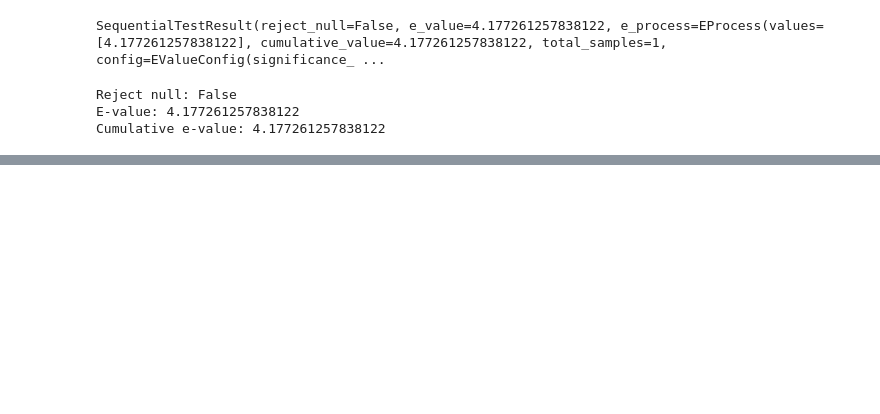
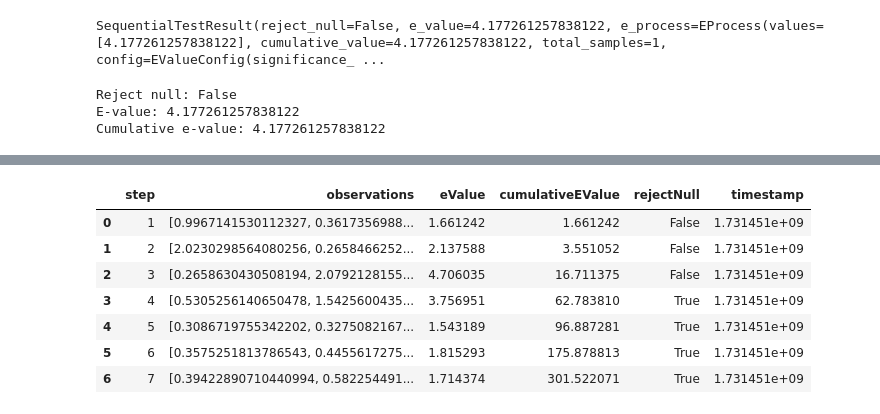
Before and after one commit to jakorostami/expectation, a Jupyter notebook: examples/simple-demo.ipynb, the cells around one changed output, grey strips where cells are left out. Drawn from its saved outputs; the diff is of its cells as text; code cells hidden in the pictures; blank space fills up the shorter version.

```diff
--- a/examples/simple-demo.ipynb
+++ b/examples/simple-demo.ipynb
@@ -74,0 +75,11 @@ Reject H0: True
+# %%
+test.get_history_df()
+# %% [output]
+|  | step | observations | eValue | cumulativeEValue | rejectNull | timestamp |
+| 0 | 1 | [0.9967141530112327, 0.3617356988... | 1.661242 | 1.661242 | False | 1.731451e+09 |
+| 1 | 2 | [2.0230298564080256, 0.2658466252... | 2.137588 | 3.551052 | False | 1.731451e+09 |
+| 2 | 3 | [0.2658630430508194, 2.0792128155... | 4.706035 | 16.711375 | False | 1.731451e+09 |
+| 3 | 4 | [0.5305256140650478, 1.5425600435... | 3.756951 | 62.783810 | True | 1.731451e+09 |
+| 4 | 5 | [0.3086719755342202, 0.3275082167... | 1.543189 | 96.887281 | True | 1.731451e+09 |
+| 5 | 6 | [0.3575251813786543, 0.4455617275... | 1.815293 | 175.878813 | True | 1.731451e+09 |
+| 6 | 7 | [0.39422890710440994, 0.582254491... | 1.714374 | 301.522071 | True | 1.731451e+09 |
```
Also changed, not shown: parts of 1 cell of this notebook, 4 other files.
